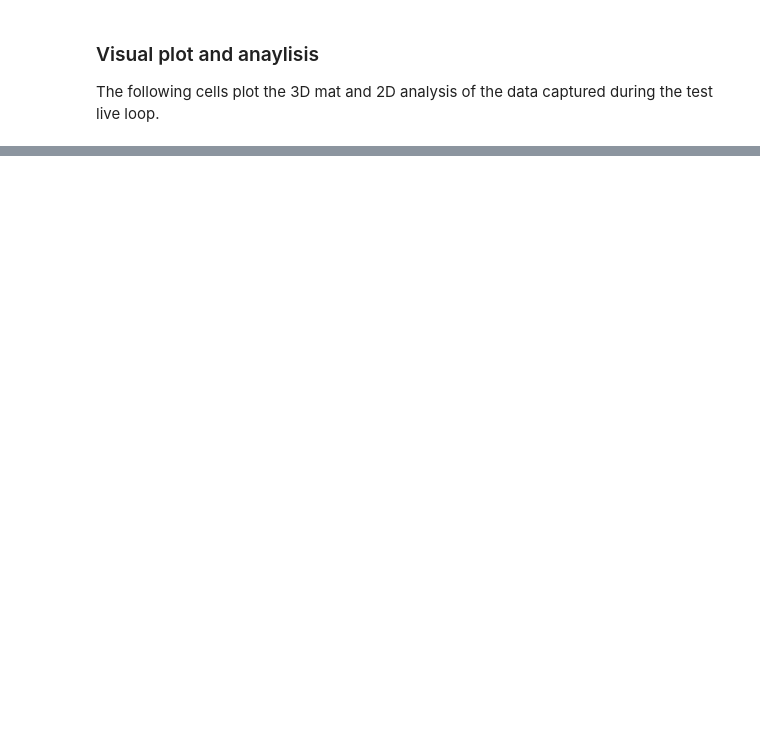
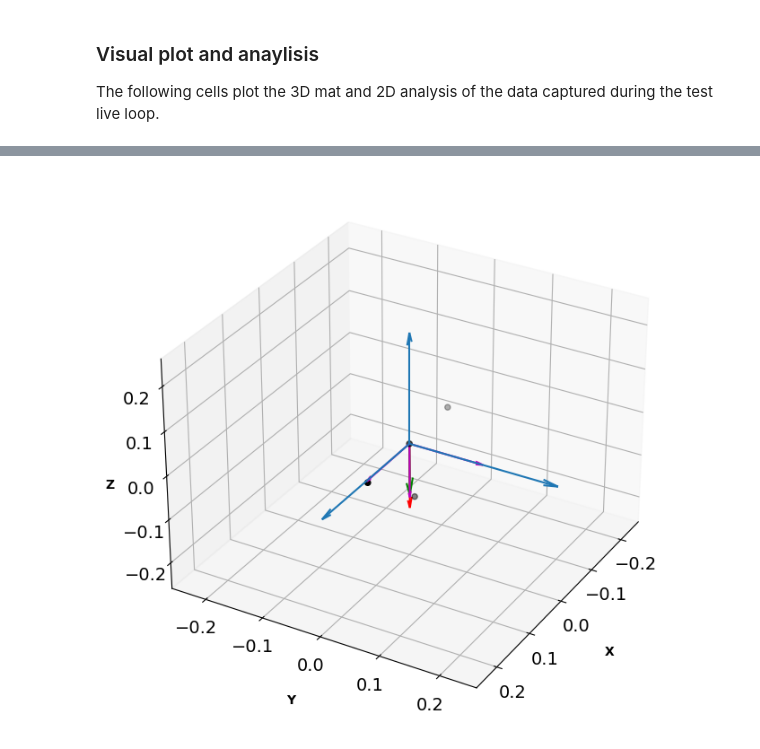
Before and after one commit to debOliveira/MoCapRasp, a Jupyter notebook: central/debugOnline.ipynb, the cells around one changed output, grey strips where cells are left out. Cells and saved outputs as stored; diff of their text form; code cells hidden in the pictures; blank space fills up the shorter version.

```diff
--- a/central/debugOnline.ipynb
+++ b/central/debugOnline.ipynb
@@ -1328,3 +1332,70 @@ plt.show()
+# %%
+allCombinationsOf2 = np.array(list(combinations(list(range(0,4)),2)))
+myNorm = []
+n = 0
+pts = dfTriang[n,0:-1].reshape(-1,4)[:,0:3]
+for idx in allCombinationsOf2:
+    myNorm.append(np.linalg.norm(np.diff(pts[idx],axis=0)))
+orderedNorm = np.argsort(myNorm)
+extremitiesIdx = allCombinationsOf2[orderedNorm[-1]]
+allVertices = np.unique([allCombinationsOf2[orderedNorm[-1]],allCombinationsOf2[orderedNorm[-2]]])
+rightAngleIdx = allVertices[np.argmin(np.in1d(allVertices,extremitiesIdx))]
+middle = np.array([0,1,2,3])[np.argmin(np.in1d(np.array([0,1,2,3]),allVertices))]
+
+# axis X
+transPts = pts-pts[middle]
+v = np.array([1,0,0])*.15
+k = (transPts[rightAngleIdx]-transPts[middle])
+k[1] = 0
+cosPhi = np.dot(v,k)/(np.linalg.norm(v)*np.linalg.norm(k))
+[u1,u2,u3] = np.cross(v,k)/np.linalg.norm(np.cross(v,k))
+sinPhi = np.sqrt(1-pow(cosPhi,2))
+R1 = np.array([
+        [cosPhi+u1*u1*(1-cosPhi),u1*u2*(1-cosPhi)-u3*sinPhi,u2*sinPhi+u1*u3*(1-cosPhi)],
+         [u1*u2*(1-cosPhi)+u3*sinPhi,cosPhi+u2*u2*(1-cosPhi),u2*u3*(1-cosPhi)-u1*sinPhi],
+        [u1*u3*(1-cosPhi)-u2*sinPhi,u2*u3*(1-cosPhi)+u1*sinPhi,cosPhi+u3*u3*(1-cosPhi)]])
+rotPts = np.matmul(R1,transPts.T).T
+v = np.matmul(R1,v.T).T
+
+# prints and plots
+# plt.scatter(transPts[:,0],transPts[:,2],c='k')
+# plt.quiver(transPts[middle,0],transPts[middle,1],v[0],v[2],angles='xy',scale_units='xy',scale=1,color=['b'],linewidth = 1)
+# plt.show()
+
+fig = plt.figure(figsize=(8, 8),dpi=100)
+ax = plt.axes(projection='3d')
+ax.set_xlim(-0.25, 0.25)
+ax.set_zlim(-0.25, 0.25)
+ax.set_ylim(-0.25, 0.25)
+ax.set_xlabel('X')
+ax.set_ylabel('Y')
+ax.set_zlabel('Z')
+ax.set_xlabel('X', fontweight='bold',labelpad=15)
+ax.set_ylabel('Y', fontweight='bold',labelpad=15)
+ax.set_zlabel('Z', fontweight='bold',labelpad=5)
+cmhot = plt.get_cmap("jet")
+ax.view_init(elev=30, azim=30)
+#plt.gca().invert_zaxis()
+ax.get_proj = lambda: np.dot(Axes3D.get_proj(ax), np.diag([1., 1., 1, 1.]))
+ax.scatter(transPts[:,0],transPts[:,1],transPts[:,2],c='k')
+ax.quiver(transPts[middle,0],transPts[middle,1],transPts[middle,2],
+           v[0],v[1],v[2],edgecolor='r',arrow_length_ratio=0.15)
+ax.quiver(transPts[middle,0],transPts[middle,1],transPts[middle,2],
+           k[0],k[1],k[2],edgecolor='g',arrow_length_ratio=0.3)
+i, j, k = np.array([[1,0,0],[0,1,0],[0,0,1]])*.25
+ax.quiver(transPts[middle,0],transPts[middle,1],transPts[middle,2],i[0],i[1],i[2],arrow_length_ratio=0.1)
+ax.quiver(transPts[middle,0],transPts[middle,1],transPts[middle,2],j[0],j[1],j[2],arrow_length_ratio=0.1)
+ax.quiver(transPts[middle,0],transPts[middle,1],transPts[middle,2],k[0],k[1],k[2],arrow_length_ratio=0.1)
+i = np.matmul(R1,i.T).T*0.5
+j = np.matmul(R1,j.T).T*0.5
+k = np.matmul(R1,k.T).T*0.5
+ax.quiver(transPts[middle,0],transPts[middle,1],transPts[middle,2],i[0],i[1],i[2],arrow_length_ratio=0.1,edgecolor='m')
+ax.quiver(transPts[middle,0],transPts[middle,1],transPts[middle,2],j[0],j[1],j[2],arrow_length_ratio=0.1,edgecolor='m')
+ax.quiver(transPts[middle,0],transPts[middle,1],transPts[middle,2],k[0],k[1],k[2],arrow_length_ratio=0.1,edgecolor='m')
+#[u,v,w] = np.matmul(R1,np.array([u,v,w]).T)
+plt.show()
+# %% [output]
+[figure, added]
 # %%
 # initialize variables
 allCombinationsOf2 = np.array(list(combinations(list(range(0,4)),2)))
```
Also changed, not shown: parts of 6 cells of this notebook, 1 other file.
